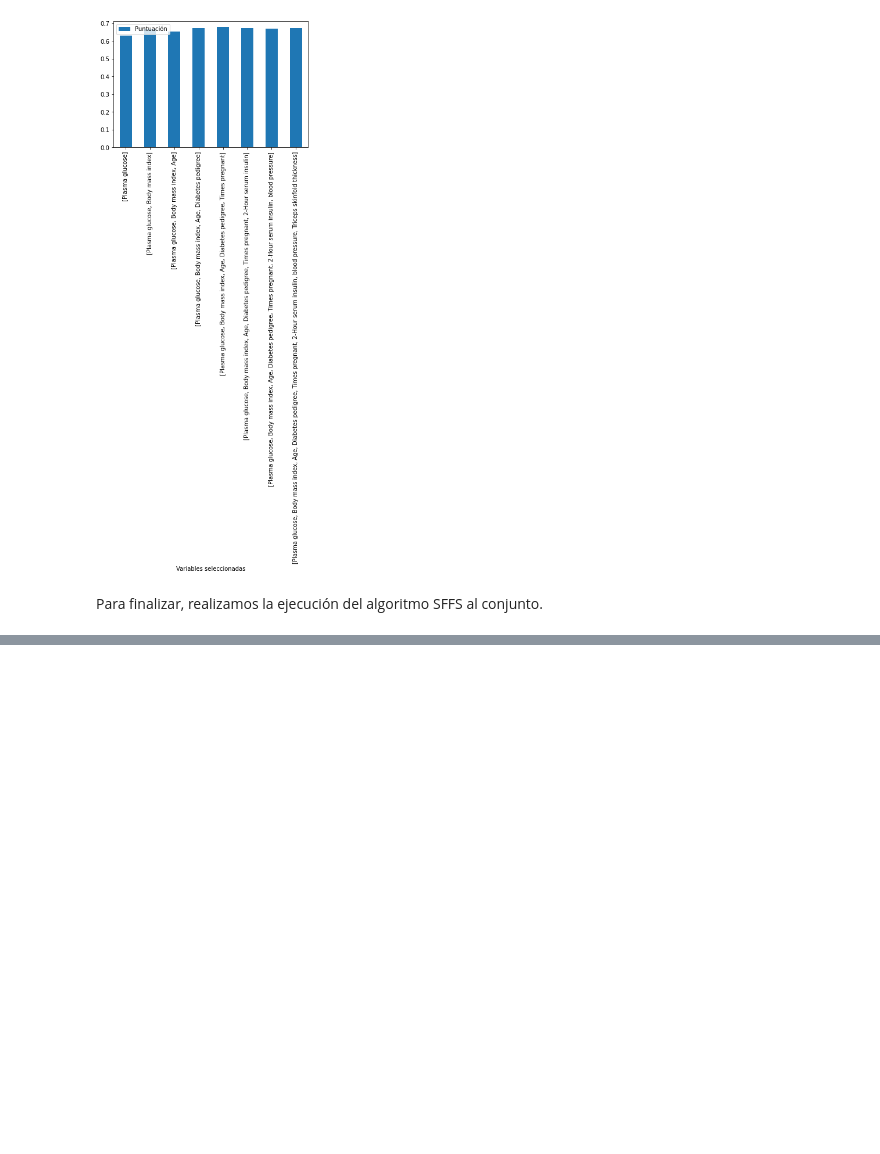
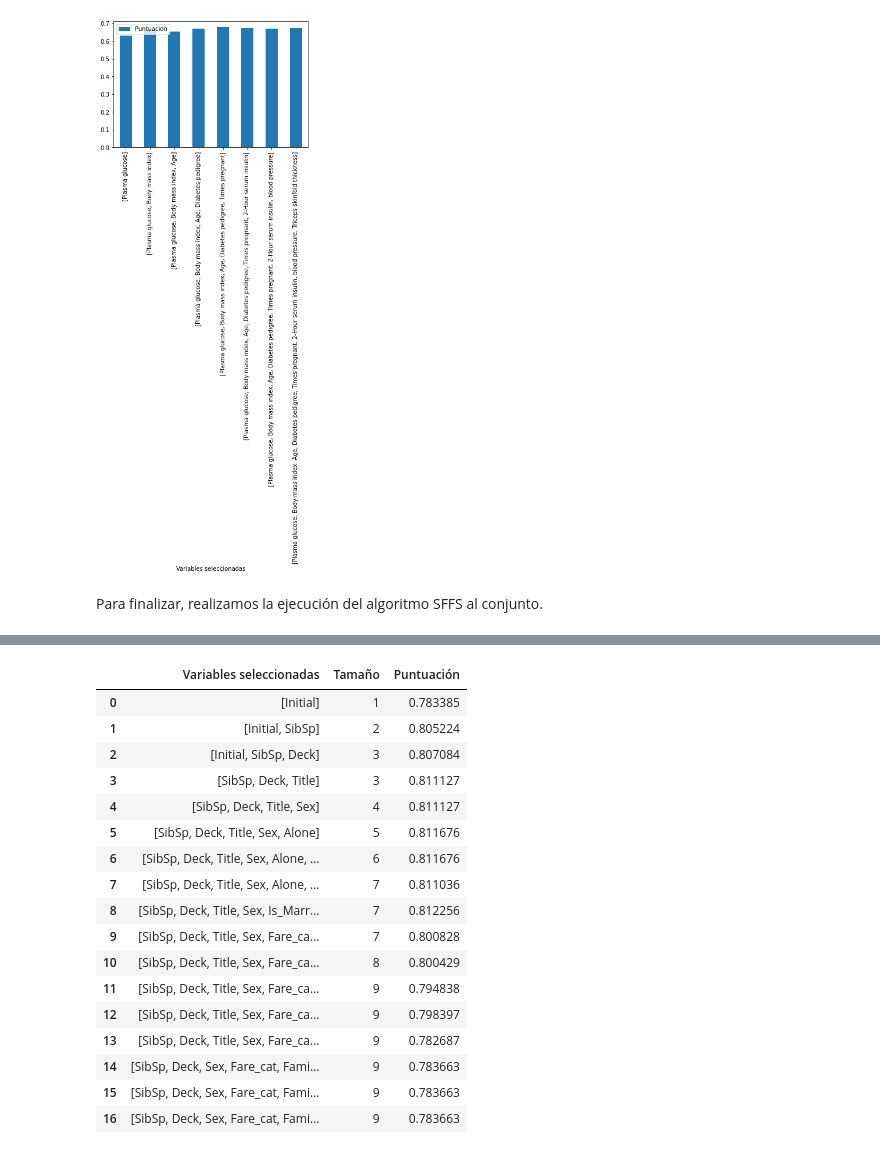
Before and after one commit to edubotdom/feature-selection, a Jupyter notebook: Selección de características.ipynb, the cells around one changed output, grey strips where cells are left out. Drawn from its saved outputs; the diff is of its cells as text; code cells hidden in the pictures; blank space fills up the shorter version.

```diff
--- a/Selección de características.ipynb
+++ b/Selección de características.ipynb
@@ -978,0 +999,29 @@ tabla.plot(kind='bar',x='Variables seleccionadas',y='Puntuación')
+# %%
+todas_variables = ['Pclass','Sex','Age','SibSp','Parch','Fare','Embarked','Initial','Age_band','Family_Size','Alone','Fare_cat','Deck','Title','Is_Married','Survived']#
+datos_titanic_seleccionados = full_titanic_passangers[todas_variables]
+
+procesamiento = sequential_floating_forward_selection(datos_titanic_seleccionados)
+
+nombres_columnas=['Variables seleccionadas', 'Tamaño', 'Puntuación']
+tabla=pandas.DataFrame(procesamiento, columns=nombres_columnas)
+
+tabla
+# %% [output]
+|  | Variables seleccionadas | Tamaño | Puntuación |
+| 0 | [Initial] | 1 | 0.783385 |
+| 1 | [Initial, SibSp] | 2 | 0.805224 |
+| 2 | [Initial, SibSp, Deck] | 3 | 0.807084 |
+| 3 | [SibSp, Deck, Title] | 3 | 0.811127 |
+| 4 | [SibSp, Deck, Title, Sex] | 4 | 0.811127 |
+| 5 | [SibSp, Deck, Title, Sex, Alone] | 5 | 0.811676 |
+| 6 | [SibSp, Deck, Title, Sex, Alone, ... | 6 | 0.811676 |
+| 7 | [SibSp, Deck, Title, Sex, Alone, ... | 7 | 0.811036 |
+| 8 | [SibSp, Deck, Title, Sex, Is_Marr... | 7 | 0.812256 |
+| 9 | [SibSp, Deck, Title, Sex, Fare_ca... | 7 | 0.800828 |
+| 10 | [SibSp, Deck, Title, Sex, Fare_ca... | 8 | 0.800429 |
+| 11 | [SibSp, Deck, Title, Sex, Fare_ca... | 9 | 0.794838 |
+| 12 | [SibSp, Deck, Title, Sex, Fare_ca... | 9 | 0.798397 |
+| 13 | [SibSp, Deck, Title, Sex, Fare_ca... | 9 | 0.782687 |
+| 14 | [SibSp, Deck, Sex, Fare_cat, Fami... | 9 | 0.783663 |
+| 15 | [SibSp, Deck, Sex, Fare_cat, Fami... | 9 | 0.783663 |
+| 16 | [SibSp, Deck, Sex, Fare_cat, Fami... | 9 | 0.783663 |
```
Also changed, not shown: parts of 42 cells of this notebook, 3 other files.
